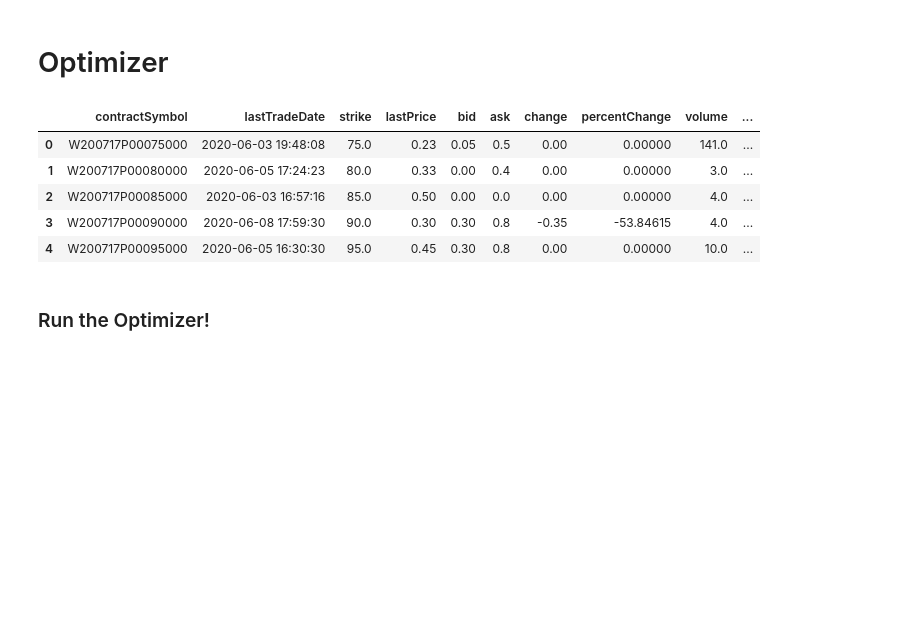
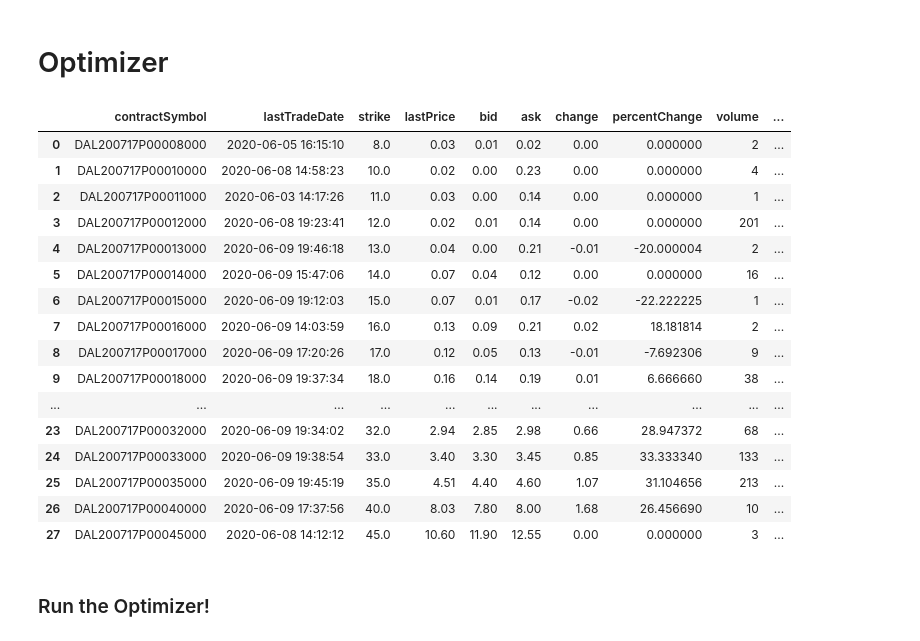
Before and after one commit to campbefs/options_optimizer, a Jupyter notebook: Option Excel model V9.ipynb, the cells around one changed output. Saved outputs shown, nothing was run; the diff lists cells and outputs as text; code cells hidden in the pictures; blank space fills up the shorter version.

```diff
--- a/Option Excel model V9.ipynb
+++ b/Option Excel model V9.ipynb
@@ -227,17 +229,28 @@ stock_dict_final = ou.get_stock_data(stock_list)    # only run this once per day
 # %%
 # Data Check
 
 #stock_dict_final['AMD']['ticker']
 #stock_dict_final['CZR']['options']
 #stock_dict_final['AMD']['hist_data'].head()
-stock_dict_final['W']['option_chain']['2020-07-16']['puts'].head()
+stock_dict_final['DAL']['option_chain']['2020-07-16']['puts']
 # %% [output]
 |  | contractSymbol | lastTradeDate | strike | lastPrice | bid | ask | change | percentChange | volume | ... |
-| 0 | W200717P00075000 | 2020-06-03 19:48:08 | 75.0 | 0.23 | 0.05 | 0.5 | 0.00 | 0.00000 | 141.0 | ... |
-| 1 | W200717P00080000 | 2020-06-05 17:24:23 | 80.0 | 0.33 | 0.00 | 0.4 | 0.00 | 0.00000 | 3.0 | ... |
-| 2 | W200717P00085000 | 2020-06-03 16:57:16 | 85.0 | 0.50 | 0.00 | 0.0 | 0.00 | 0.00000 | 4.0 | ... |
-| 3 | W200717P00090000 | 2020-06-08 17:59:30 | 90.0 | 0.30 | 0.30 | 0.8 | -0.35 | -53.84615 | 4.0 | ... |
-| 4 | W200717P00095000 | 2020-06-05 16:30:30 | 95.0 | 0.45 | 0.30 | 0.8 | 0.00 | 0.00000 | 10.0 | ... |
+| 0 | DAL200717P00008000 | 2020-06-05 16:15:10 | 8.0 | 0.03 | 0.01 | 0.02 | 0.00 | 0.000000 | 2 | ... |
+| 1 | DAL200717P00010000 | 2020-06-08 14:58:23 | 10.0 | 0.02 | 0.00 | 0.23 | 0.00 | 0.000000 | 4 | ... |
+| 2 | DAL200717P00011000 | 2020-06-03 14:17:26 | 11.0 | 0.03 | 0.00 | 0.14 | 0.00 | 0.000000 | 1 | ... |
+| 3 | DAL200717P00012000 | 2020-06-08 19:23:41 | 12.0 | 0.02 | 0.01 | 0.14 | 0.00 | 0.000000 | 201 | ... |
+| 4 | DAL200717P00013000 | 2020-06-09 19:46:18 | 13.0 | 0.04 | 0.00 | 0.21 | -0.01 | -20.000004 | 2 | ... |
+| 5 | DAL200717P00014000 | 2020-06-09 15:47:06 | 14.0 | 0.07 | 0.04 | 0.12 | 0.00 | 0.000000 | 16 | ... |
+| 6 | DAL200717P00015000 | 2020-06-09 19:12:03 | 15.0 | 0.07 | 0.01 | 0.17 | -0.02 | -22.222225 | 1 | ... |
+| 7 | DAL200717P00016000 | 2020-06-09 14:03:59 | 16.0 | 0.13 | 0.09 | 0.21 | 0.02 | 18.181814 | 2 | ... |
+| 8 | DAL200717P00017000 | 2020-06-09 17:20:26 | 17.0 | 0.12 | 0.05 | 0.13 | -0.01 | -7.692306 | 9 | ... |
+| 9 | DAL200717P00018000 | 2020-06-09 19:37:34 | 18.0 | 0.16 | 0.14 | 0.19 | 0.01 | 6.666660 | 38 | ... |
+| ... | ... | ... | ... | ... | ... | ... | ... | ... | ... | ... |
+| 23 | DAL200717P00032000 | 2020-06-09 19:34:02 | 32.0 | 2.94 | 2.85 | 2.98 | 0.66 | 28.947372 | 68 | ... |
+| 24 | DAL200717P00033000 | 2020-06-09 19:38:54 | 33.0 | 3.40 | 3.30 | 3.45 | 0.85 | 33.333340 | 133 | ... |
+| 25 | DAL200717P00035000 | 2020-06-09 19:45:19 | 35.0 | 4.51 | 4.40 | 4.60 | 1.07 | 31.104656 | 213 | ... |
+| 26 | DAL200717P00040000 | 2020-06-09 17:37:56 | 40.0 | 8.03 | 7.80 | 8.00 | 1.68 | 26.456690 | 10 | ... |
+| 27 | DAL200717P00045000 | 2020-06-08 14:12:12 | 45.0 | 10.60 | 11.90 | 12.55 | 0.00 | 0.000000 | 3 | ... |
 # %%
 # OPTIMIZER V2 - INPUTS FUNCTION
 
```
Also changed, not shown: parts of 18 cells of this notebook.
